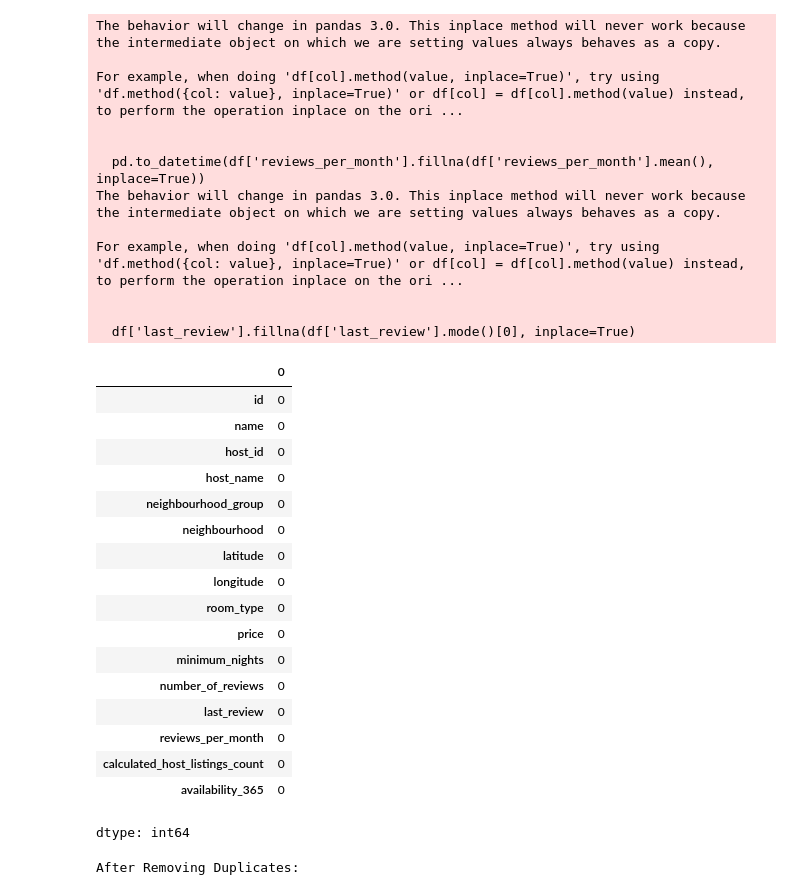
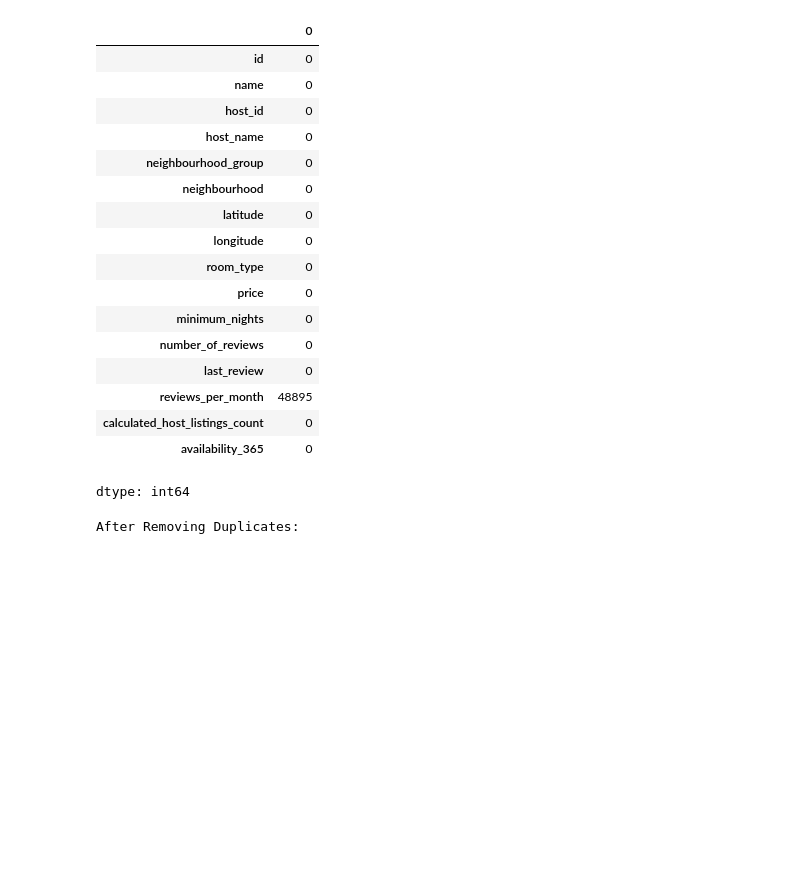
Before and after one commit to Adukemi/OASIS_INFOBYTE, a Jupyter notebook: Project3_L1.ipynb, the cells around one changed output. Saved outputs shown, nothing was run; the diff lists cells and outputs as text; code cells hidden in the pictures; blank space fills up the shorter version.

```diff
--- a/Project3_L1.ipynb
+++ b/Project3_L1.ipynb
@@ -41,50 +46,41 @@ dtype: int64
 # %%
 # Missing Data Handling
 
-# Fill missing values with a placeholder or the mean of the column (for numerical columns)
-pd.to_datetime(df['reviews_per_month'].fillna(df['reviews_per_month'].mean(), inplace=True))
+# Fill missing values in 'reviews_per_month' with the mean, and ensure the correct data type
+df['reviews_per_month'] = df['reviews_per_month'].fillna(df['reviews_per_month'].mean())
 
-# Fill missing values in 'last_review' with the mode of the column
-df['last_review'].fillna(df['last_review'].mode()[0], inplace=True)
-
-# Replace missing names
+# Fill missing values in 'last_review' with the most frequent value (mode)
+df['last_review'] = df['last_review'].fillna(df['last_review'].mode()[0])
+# Replace missing entries in 'name' with "Unknown"
 df['name'] = df['name'].fillna("Unknown")
 
- # Replace missing host names
+# Replace missing entries in 'host_name' with "Unknown Host"
 df['host_name'] = df['host_name'].fillna("Unknown Host")
 
+# Ensure no downcasting occurs implicitly
+df = df.infer_objects()
+
+# Check for missing values again
 df.isnull().sum()
 # %% [output]
+|  | 0 |
+| id | 0 |
+| name | 0 |
+| host_id | 0 |
+| host_name | 0 |
+| neighbourhood_group | 0 |
+| neighbourhood | 0 |
+| latitude | 0 |
+| longitude | 0 |
+| room_type | 0 |
+| price | 0 |
+| minimum_nights | 0 |
+| number_of_reviews | 0 |
+| last_review | 0 |
+| reviews_per_month | 48895 |
+| calculated_host_listings_count | 0 |
+| availability_365 | 0 |
-The behavior will change in pandas 3.0. This inplace method will never work because the intermediate object on which we are setting values always behaves as a copy.
-
-For example, when doing 'df[col].method(value, inplace=True)', try using 'df.method({col: value}, inplace=True)' or df[col] = df[col].method(value) instead, to perform the operation inplace on the ori ...
-
-
-  pd.to_datetime(df['reviews_per_month'].fillna(df['reviews_per_month'].mean(), inplace=True))
-The behavior will change in pandas 3.0. This inplace method will never work because the intermediate object on which we are setting values always behaves as a copy.
-
-For example, when doing 'df[col].method(value, inplace=True)', try using 'df.method({col: value}, inplace=True)' or df[col] = df[col].method(value) instead, to perform the operation inplace on the ori ...
-
-
-  df['last_review'].fillna(df['last_review'].mode()[0], inplace=True)
+dtype: int64
-|  | 0 |
-| id | 0 |
-| name | 0 |
-| host_id | 0 |
-| host_name | 0 |
-| neighbourhood_group | 0 |
-| neighbourhood | 0 |
-| latitude | 0 |
-| longitude | 0 |
-| room_type | 0 |
-| price | 0 |
-| minimum_nights | 0 |
-| number_of_reviews | 0 |
-| last_review | 0 |
-| reviews_per_month | 0 |
-| calculated_host_listings_count | 0 |
-| availability_365 | 0 |
-dtype: int64
 # %%
 # Duplicate Removal: Identify and remove duplicates
 
```
Also changed, not shown: parts of 2 cells of this notebook.
